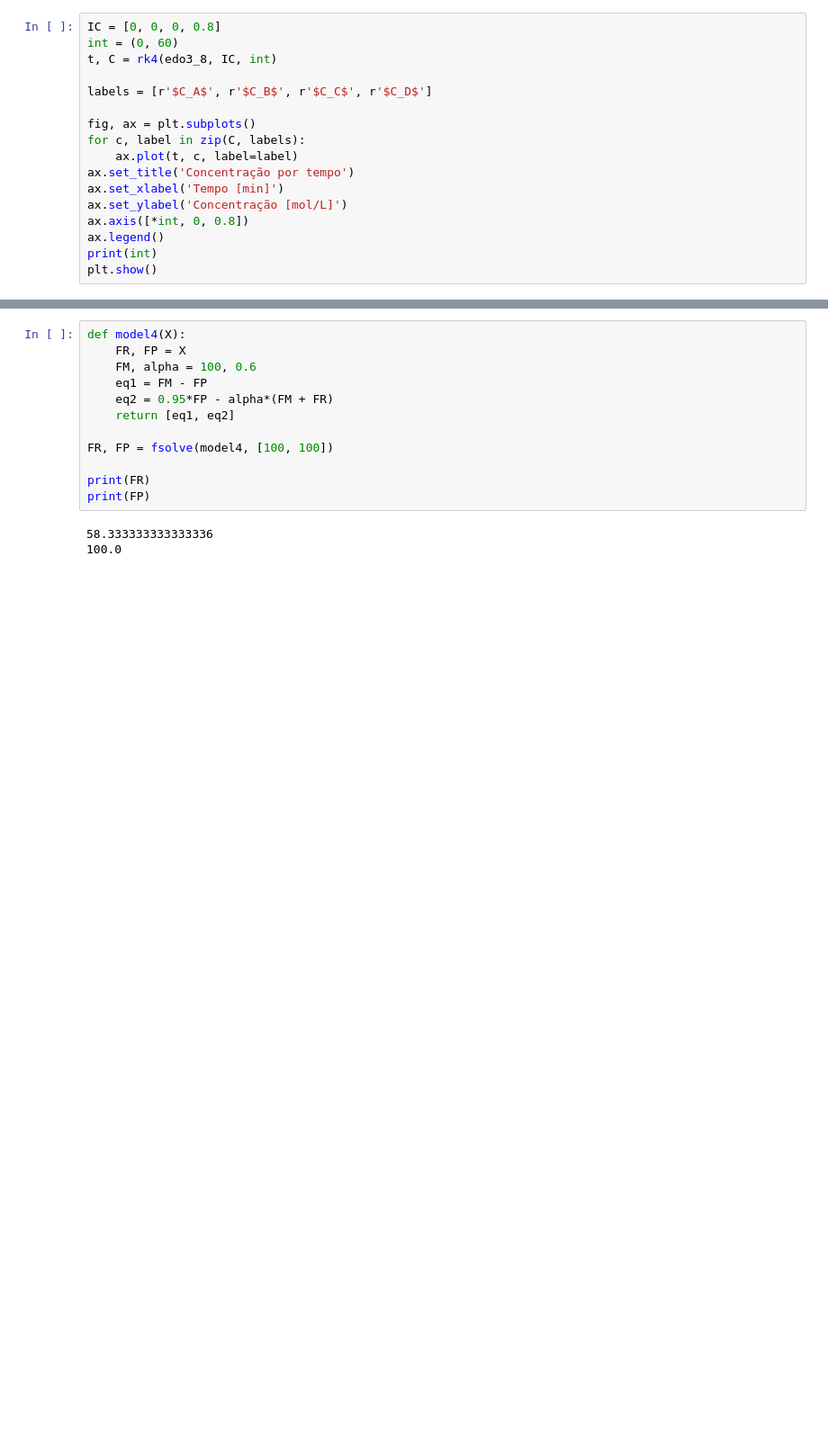
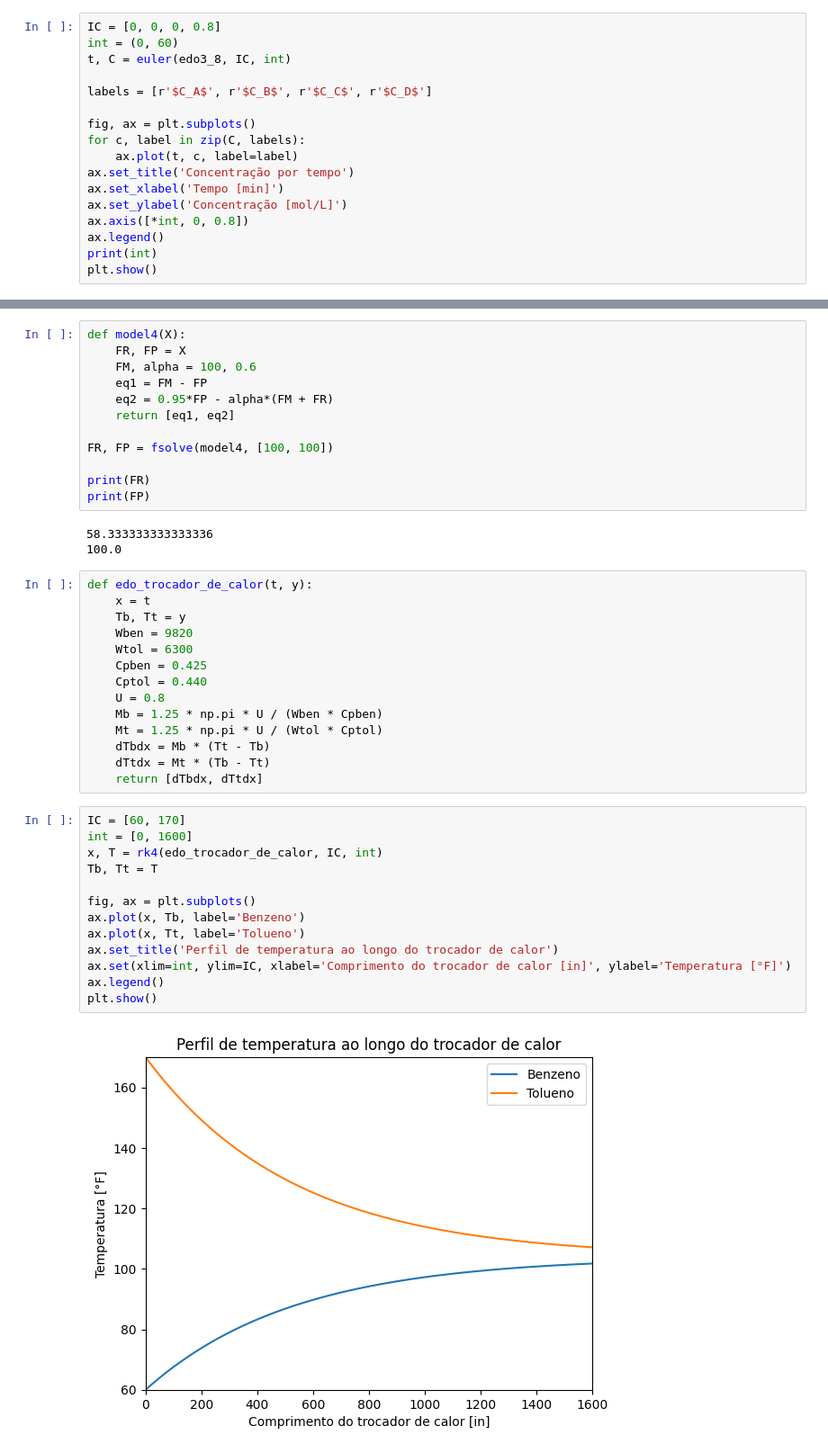
Before and after one commit to gilberto-ribeiro/python-projects, a Jupyter notebook: lista_eq502.ipynb, the cells around one changed output, grey strips where cells are left out. Shown: that part at 90% size. Saved outputs shown, nothing was run; the diff lists cells and outputs as text; blank space fills up the shorter version.

Commit message:
Trocador de calor

```diff
--- a/lista_eq502.ipynb
+++ b/lista_eq502.ipynb
@@ -561,7 +561,7 @@ def edo3_8(x, y):
 # %%
 IC = [0, 0, 0, 0.8]
 int = (0, 60)
-t, C = rk4(edo3_8, IC, int)
+t, C = euler(edo3_8, IC, int)
 
 labels = [r'$C_A$', r'$C_B$', r'$C_C$', r'$C_D$']
 
@@ -725,3 +725,32 @@ print(FP)
 # %% [output]
 58.333333333333336
 100.0
+# %%
+def edo_trocador_de_calor(t, y):
+    x = t
+    Tb, Tt = y
+    Wben = 9820
+    Wtol = 6300
+    Cpben = 0.425
+    Cptol = 0.440
+    U = 0.8
+    Mb = 1.25 * np.pi * U / (Wben * Cpben)
+    Mt = 1.25 * np.pi * U / (Wtol * Cptol)
+    dTbdx = Mb * (Tt - Tb)
+    dTtdx = Mt * (Tb - Tt)
+    return [dTbdx, dTtdx]
+# %%
+IC = [60, 170]
+int = [0, 1600]
+x, T = rk4(edo_trocador_de_calor, IC, int)
+Tb, Tt = T
+
+fig, ax = plt.subplots()
+ax.plot(x, Tb, label='Benzeno')
+ax.plot(x, Tt, label='Tolueno')
+ax.set_title('Perfil de temperatura ao longo do trocador de calor')
+ax.set(xlim=int, ylim=IC, xlabel='Comprimento do trocador de calor [in]', ylabel='Temperatura [°F]')
+ax.legend()
+plt.show()
+# %% [output]
+[figure, added]
```
Also changed, not shown: parts of 1 cell of this notebook.
